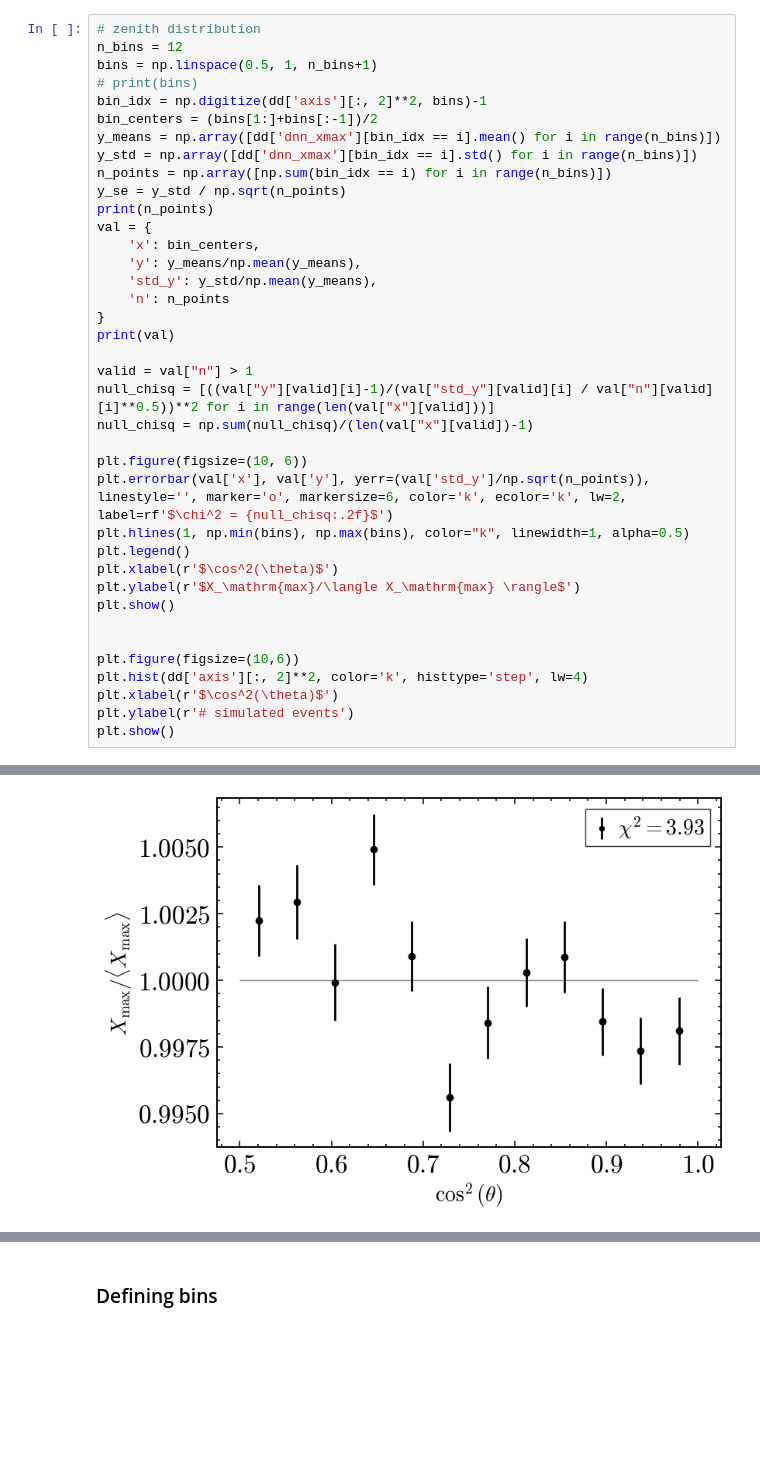
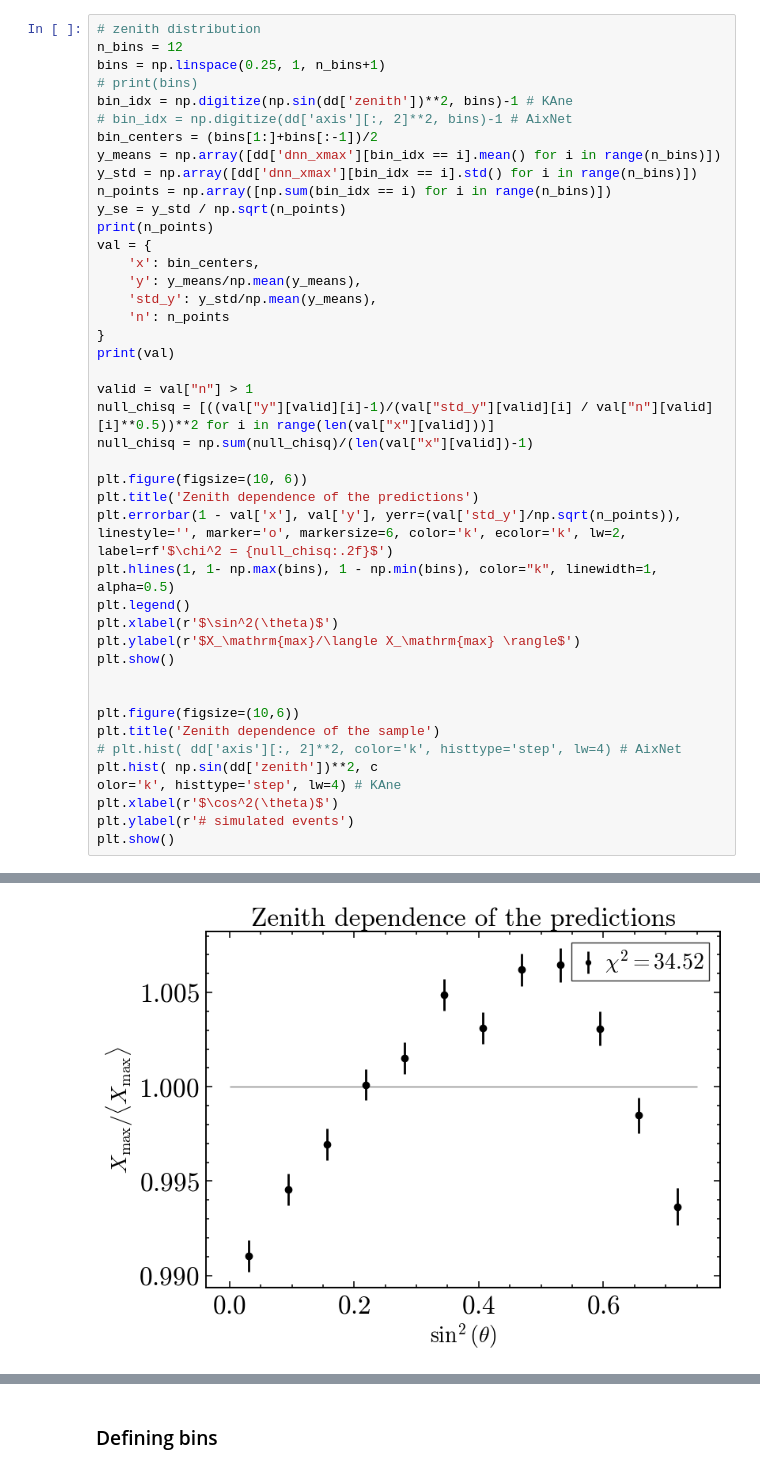
Before and after one commit to paolo-magnani/aixnet_simulations, a Jupyter notebook: sim_part2.ipynb, the cells around one changed output, grey strips where cells are left out. Cells and saved outputs as stored; diff of their text form; blank space fills up the shorter version.

Commit message:
KAne handling added

```diff
--- a/sim_part2.ipynb
+++ b/sim_part2.ipynb
@@ -28,9 +28,10 @@ dict_keys(['dnn_axis', 'dnn_core', 'dnn_energy', 'dnn_xmax', 'event_id', 'auger_
 # %%
 # zenith distribution
 n_bins = 12
-bins = np.linspace(0.5, 1, n_bins+1)
+bins = np.linspace(0.25, 1, n_bins+1)
 # print(bins)
-bin_idx = np.digitize(dd['axis'][:, 2]**2, bins)-1
+bin_idx = np.digitize(np.sin(dd['zenith'])**2, bins)-1 # KAne
+# bin_idx = np.digitize(dd['axis'][:, 2]**2, bins)-1 # AixNet
 bin_centers = (bins[1:]+bins[:-1])/2
 y_means = np.array([dd['dnn_xmax'][bin_idx == i].mean() for i in range(n_bins)])
 y_std = np.array([dd['dnn_xmax'][bin_idx == i].std() for i in range(n_bins)])
@@ -50,16 +51,20 @@ null_chisq = [((val["y"][valid][i]-1)/(val["std_y"][valid][i] / val["n"][valid][
 null_chisq = np.sum(null_chisq)/(len(val["x"][valid])-1)
 
 plt.figure(figsize=(10, 6))
-plt.errorbar(val['x'], val['y'], yerr=(val['std_y']/np.sqrt(n_points)), linestyle='', marker='o', markersize=6, color='k', ecolor='k', lw=2, label=rf'$\chi^2 = {null_chisq:.2f}$')
-plt.hlines(1, np.min(bins), np.max(bins), color="k", linewidth=1, alpha=0.5)
+plt.title('Zenith dependence of the predictions')
+plt.errorbar(1 - val['x'], val['y'], yerr=(val['std_y']/np.sqrt(n_points)), linestyle='', marker='o', markersize=6, color='k', ecolor='k', lw=2, label=rf'$\chi^2 = {null_chisq:.2f}$')
+plt.hlines(1, 1- np.max(bins), 1 - np.min(bins), color="k", linewidth=1, alpha=0.5)
 plt.legend()
-plt.xlabel(r'$\cos^2(\theta)$')
+plt.xlabel(r'$\sin^2(\theta)$')
 plt.ylabel(r'$X_\mathrm{max}/\langle X_\mathrm{max} \rangle$')
 plt.show()
 
 
 plt.figure(figsize=(10,6))
-plt.hist(dd['axis'][:, 2]**2, color='k', histtype='step', lw=4)
+plt.title('Zenith dependence of the sample')
+# plt.hist( dd['axis'][:, 2]**2, color='k', histtype='step', lw=4) # AixNet
+plt.hist( np.sin(dd['zenith'])**2, c
+olor='k', histtype='step', lw=4) # KAne
 plt.xlabel(r'$\cos^2(\theta)$')
 plt.ylabel(r'# simulated events')
 plt.show()
@@ -76 +80 @@ plt.show()
-[figure, old version]
+[figure, new version]
```
Also changed, not shown: parts of 7 cells of this notebook, 6 other files.
